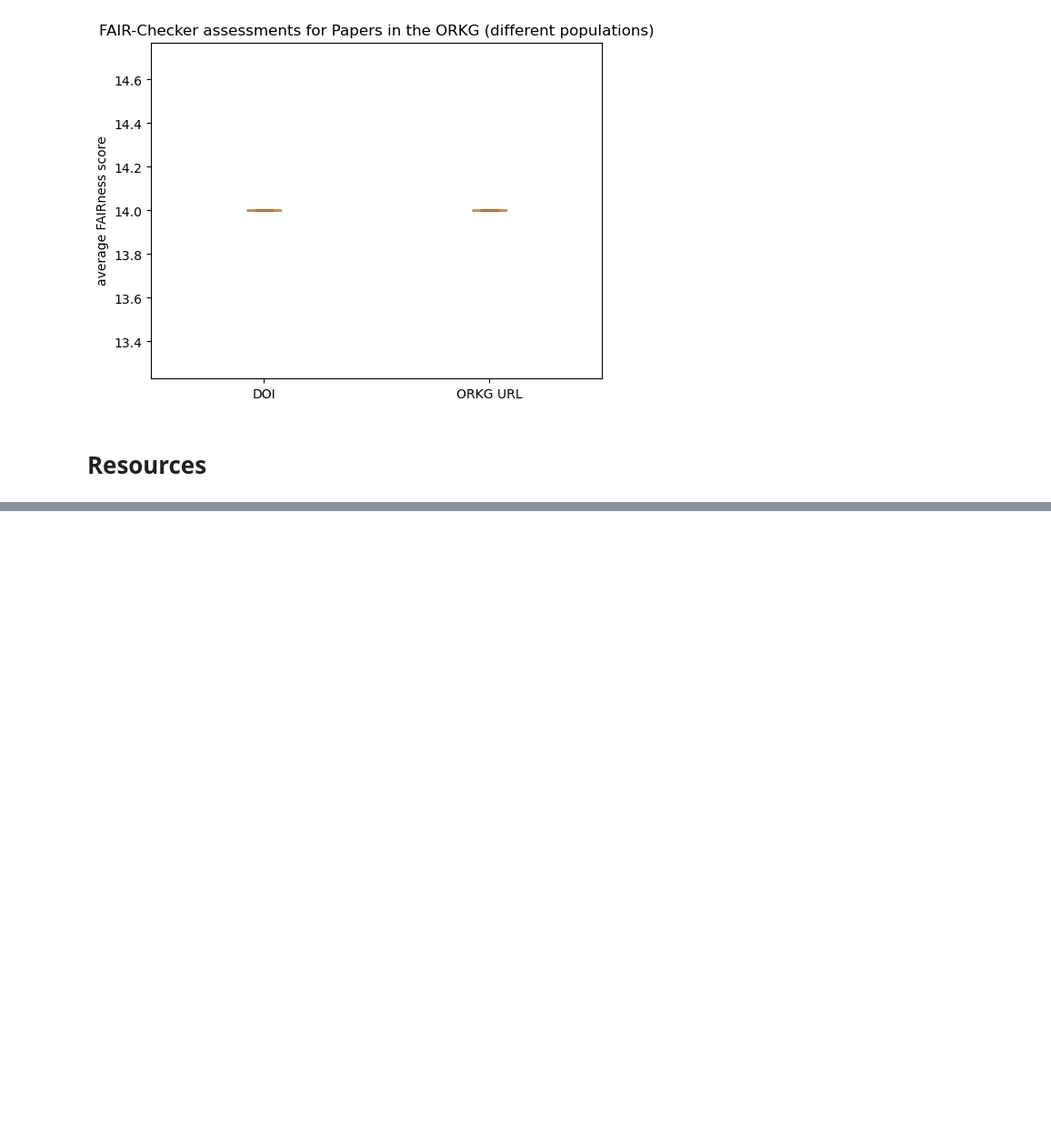
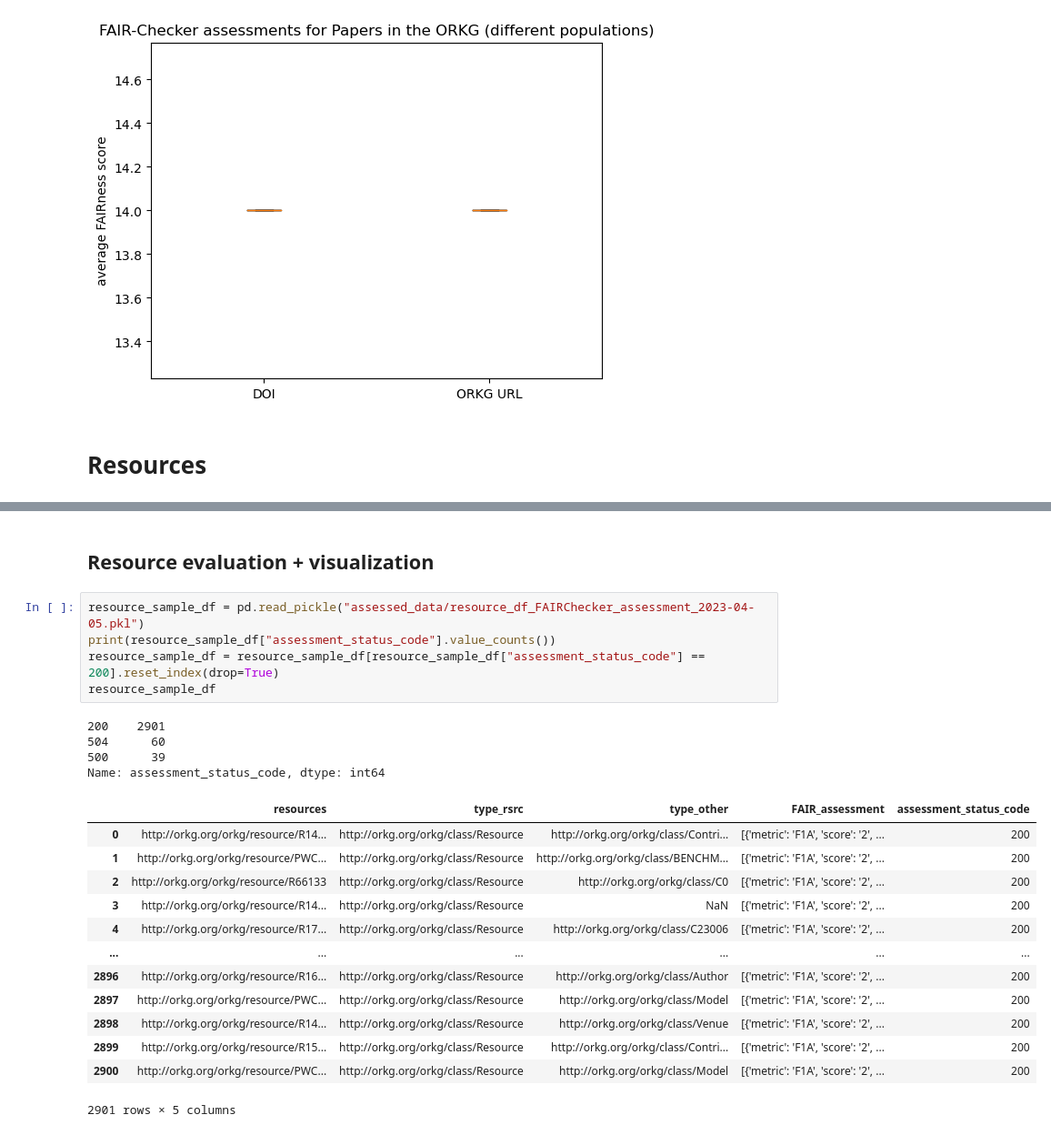
Before and after one commit to mwurzbacher/FAIRness-assessment-tools-evaluation-using-ORKG, a Jupyter notebook: FAIR_Checker_evaluation.ipynb, the cells around one changed output, grey strips where cells are left out. Shown at 91% size. Drawn from its saved outputs; the diff is of its cells as text; blank space fills up the shorter version.

```diff
--- a/FAIR_Checker_evaluation.ipynb
+++ b/FAIR_Checker_evaluation.ipynb
@@ -974,0 +1042,25 @@ plt.show()
+# %% [markdown]
+## Resource evaluation + visualization
+# %%
+resource_sample_df = pd.read_pickle("assessed_data/resource_df_FAIRChecker_assessment_2023-04-05.pkl")
+print(resource_sample_df["assessment_status_code"].value_counts())
+resource_sample_df = resource_sample_df[resource_sample_df["assessment_status_code"] == 200].reset_index(drop=True)
+resource_sample_df
+# %% [output]
+200    2901
+504      60
+500      39
+Name: assessment_status_code, dtype: int64
+|  | resources | type_rsrc | type_other | FAIR_assessment | assessment_status_code |
+| 0 | http://orkg.org/orkg/resource/R14... | http://orkg.org/orkg/class/Resource | http://orkg.org/orkg/class/Contri... | [{'metric': 'F1A', 'score': '2', ... | 200 |
+| 1 | http://orkg.org/orkg/resource/PWC... | http://orkg.org/orkg/class/Resource | http://orkg.org/orkg/class/BENCHM... | [{'metric': 'F1A', 'score': '2', ... | 200 |
+| 2 | http://orkg.org/orkg/resource/R66133 | http://orkg.org/orkg/class/Resource | http://orkg.org/orkg/class/C0 | [{'metric': 'F1A', 'score': '2', ... | 200 |
+| 3 | http://orkg.org/orkg/resource/R14... | http://orkg.org/orkg/class/Resource | NaN | [{'metric': 'F1A', 'score': '2', ... | 200 |
+| 4 | http://orkg.org/orkg/resource/R17... | http://orkg.org/orkg/class/Resource | http://orkg.org/orkg/class/C23006 | [{'metric': 'F1A', 'score': '2', ... | 200 |
+| ... | ... | ... | ... | ... | ... |
+| 2896 | http://orkg.org/orkg/resource/R16... | http://orkg.org/orkg/class/Resource | http://orkg.org/orkg/class/Author | [{'metric': 'F1A', 'score': '2', ... | 200 |
+| 2897 | http://orkg.org/orkg/resource/PWC... | http://orkg.org/orkg/class/Resource | http://orkg.org/orkg/class/Model | [{'metric': 'F1A', 'score': '2', ... | 200 |
+| 2898 | http://orkg.org/orkg/resource/R14... | http://orkg.org/orkg/class/Resource | http://orkg.org/orkg/class/Venue | [{'metric': 'F1A', 'score': '2', ... | 200 |
+| 2899 | http://orkg.org/orkg/resource/R15... | http://orkg.org/orkg/class/Resource | http://orkg.org/orkg/class/Contri... | [{'metric': 'F1A', 'score': '2', ... | 200 |
+| 2900 | http://orkg.org/orkg/resource/PWC... | http://orkg.org/orkg/class/Resource | http://orkg.org/orkg/class/Model | [{'metric': 'F1A', 'score': '2', ... | 200 |
+2901 rows × 5 columns
```
Also changed, not shown: parts of 9 cells of this notebook, 1 other file.
